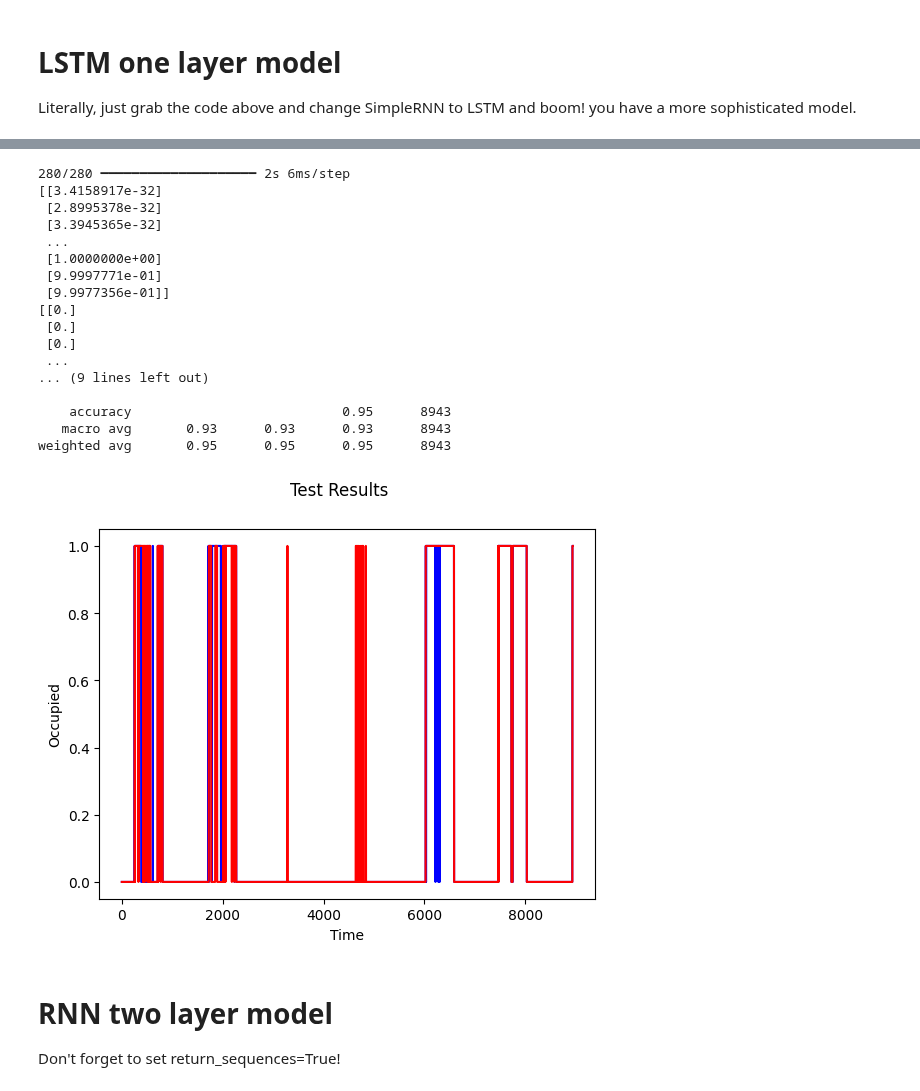
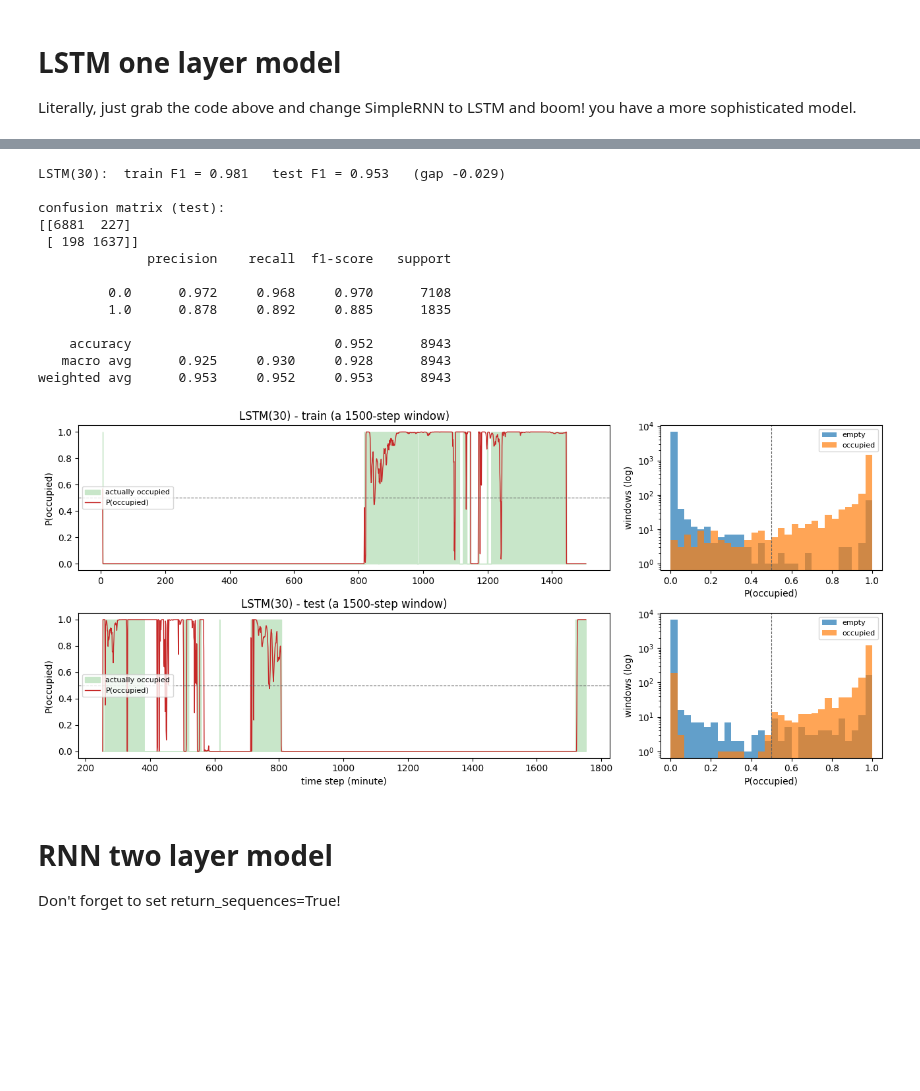
Before and after one commit to drdave-teaching/OPIM5509-notebooks, a Jupyter notebook: Module4/Multivariate_Occupancy_RNN.ipynb, the cells around one changed output, grey strips where cells are left out. Cells and saved outputs as stored; diff of their text form; code cells hidden in the pictures; blank space fills up the shorter version.

```diff
--- a/Module4/Multivariate_Occupancy_RNN.ipynb
+++ b/Module4/Multivariate_Occupancy_RNN.ipynb
@@ -414,45 +448,20 @@ print(f"stopped after {len(history.history['loss'])} epochs;"
-# %%
-# put it all together for other models
-
-# make a prediction
-pred = model.predict(X_test)# the pred
-print(pred) # round them!
-
-pred = np.round(pred,0)
-print(pred) # run all if you get an error...
-
-# confusion matrix - put this at the top!
-from sklearn.metrics import confusion_matrix
-from sklearn.metrics import classification_report
-print(confusion_matrix(y_test, pred)) # looks pretty good!
-print(classification_report(y_test, pred))
-
-# show timeseries plot on the train and validation data
-plt.plot(np.arange(X_test.shape[0]), y_test, color='blue') # actual data
-plt.plot(np.arange(X_test.shape[0]), pred, color='red') # predicted data
-plt.suptitle('Test Results')
-plt.xlabel('Time')
-plt.ylabel('Occupied')
-plt.show()
-# %% [output]
-280/280 ━━━━━━━━━━━━━━━━━━━━ 2s 6ms/step
-[[3.4158917e-32]
- [2.8995378e-32]
- [3.3945365e-32]
- ...
- [1.0000000e+00]
- [9.9997771e-01]
- [9.9977356e-01]]
-[[0.]
- [0.]
- [0.]
- ...
-... (9 lines left out)
-
-    accuracy                           0.95      8943
-   macro avg       0.93      0.93      0.93      8943
-weighted avg       0.95      0.95      0.95      8943
-[figure, removed]
+# %%
+show_results("LSTM(30)", model)
+# %% [output]
+LSTM(30):  train F1 = 0.981   test F1 = 0.953   (gap -0.029)
+
+confusion matrix (test):
+[[6881  227]
+ [ 198 1637]]
+              precision    recall  f1-score   support
+
+         0.0      0.972     0.968     0.970      7108
+         1.0      0.878     0.892     0.885      1835
+
+    accuracy                          0.952      8943
+   macro avg      0.925     0.930     0.928      8943
+weighted avg      0.953     0.952     0.953      8943
+[figure, added]
 # %% [markdown]
 # RNN two layer model
 Don't forget to set return_sequences=True!
```
Also changed, not shown: parts of 15 cells of this notebook, 3 other files.
